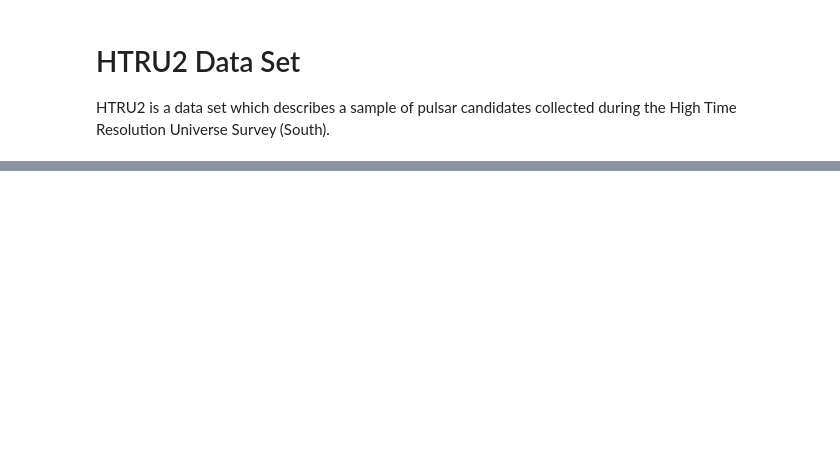
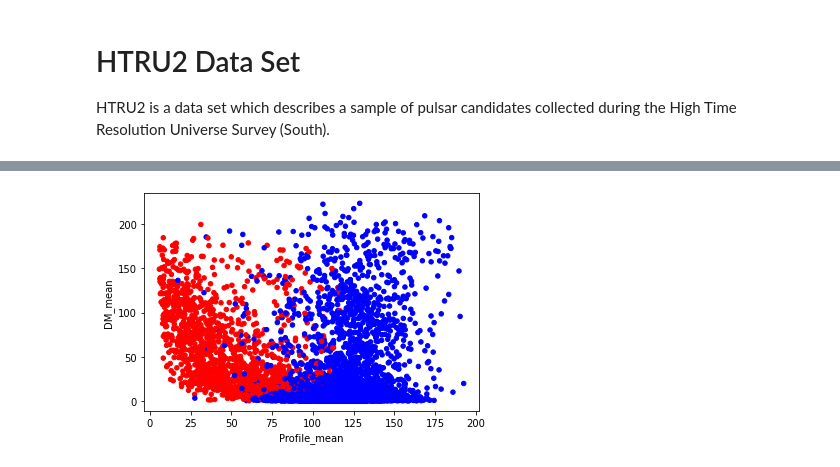
Before and after one commit to seintzz/di-project, a Jupyter notebook: Project.ipynb, the cells around one changed output, grey strips where cells are left out. Saved outputs shown, nothing was run; the diff lists cells and outputs as text; code cells hidden in the pictures; blank space fills up the shorter version.

```diff
--- a/Project.ipynb
+++ b/Project.ipynb
@@ -54,0 +85,4 @@ Name: Profile_mean, Length: 8626, dtype: int64
+# %%
+pulsds.plot.scatter("Profile_mean", "DM_mean", c=class_color);
+# %% [output]
+[figure, added]
```
Also changed, not shown: parts of 11 cells of this notebook.
